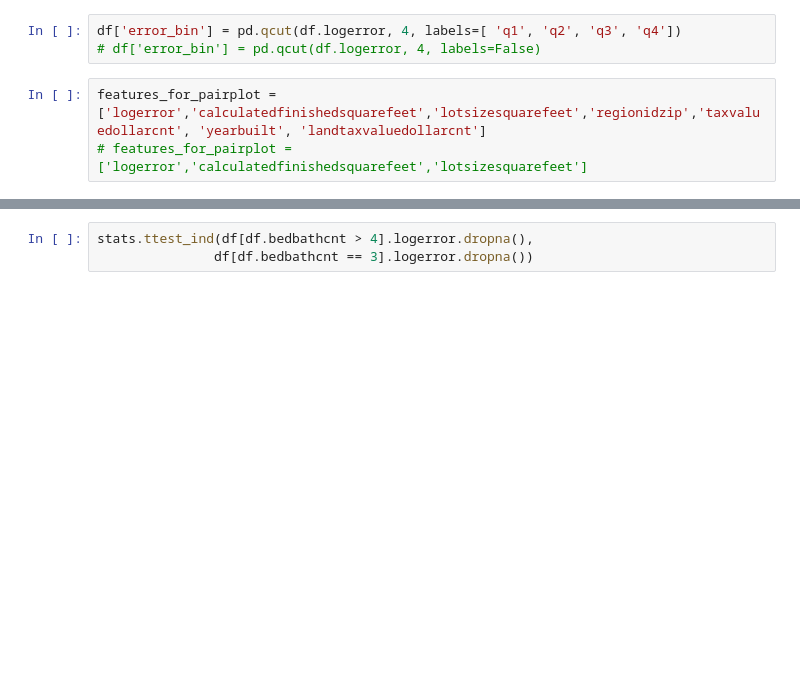
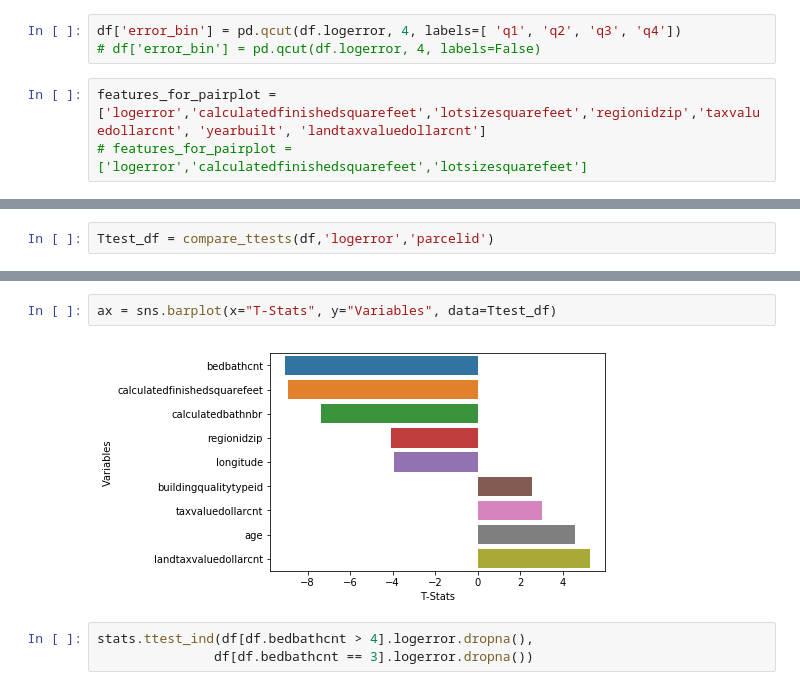
Before and after one commit to GaryGonzenbach/ds-methodologies-exercises, a Jupyter notebook: Clustering/explore_zillow.ipynb, the cells around one changed output, grey strips where cells are left out. Drawn from its saved outputs; the diff is of its cells as text; blank space fills up the shorter version.

Commit message:
automated ttests

```diff
--- a/Clustering/explore_zillow.ipynb
+++ b/Clustering/explore_zillow.ipynb
@@ -68,0 +64,2 @@ Ttest_indResult(statistic=2.5862916829473384, pvalue=0.009703247110054065)
+# %%
+Ttest_df = compare_ttests(df,'logerror','parcelid')
@@ -69,3 +79,7 @@ Ttest_indResult(statistic=2.5862916829473384, pvalue=0.009703247110054065)
+# %%
+ax = sns.barplot(x="T-Stats", y="Variables", data=Ttest_df)
+# %% [output]
+[figure, added]
 # %%
 stats.ttest_ind(df[df.bedbathcnt > 4].logerror.dropna(),
                df[df.bedbathcnt == 3].logerror.dropna())
```
Also changed, not shown: parts of 9 cells of this notebook, 1 other file.
